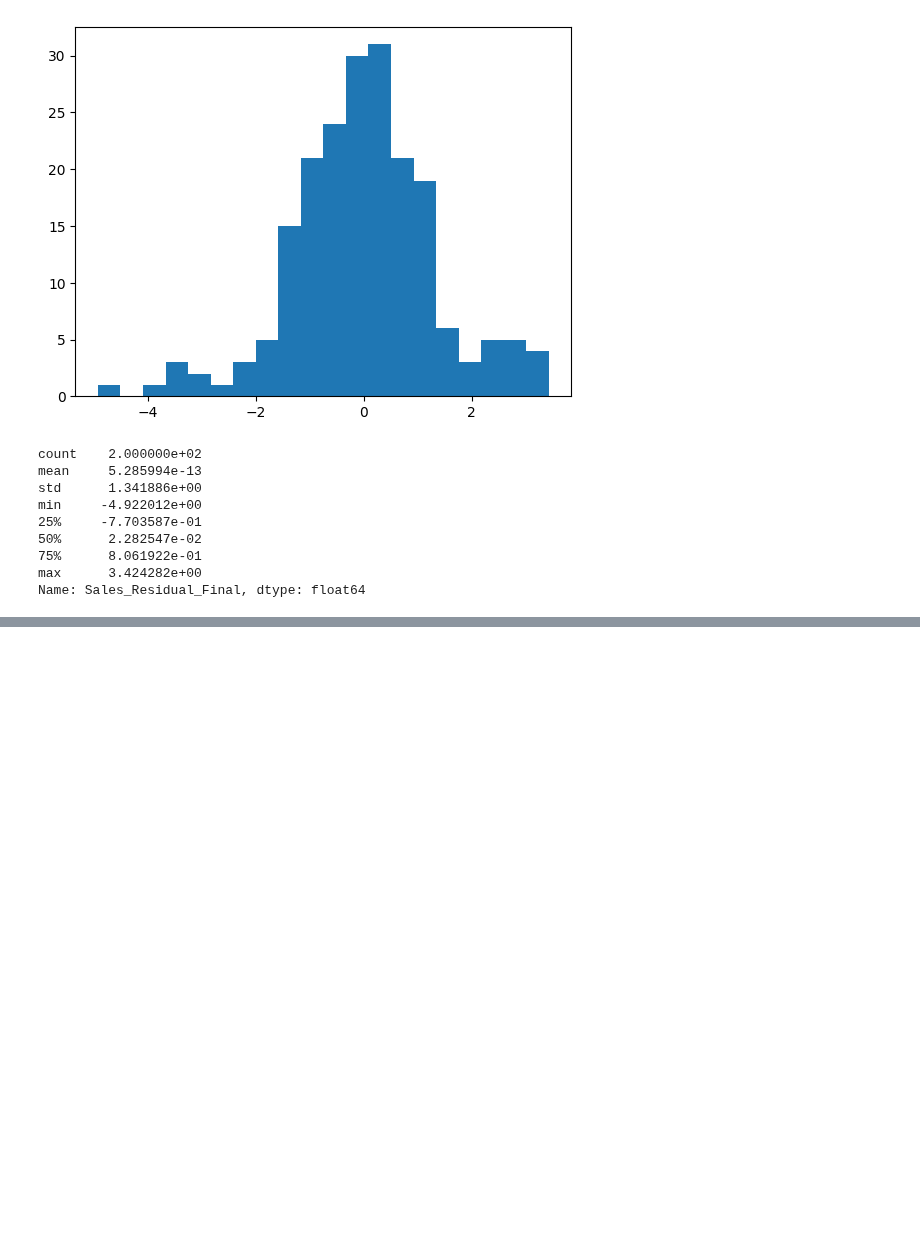
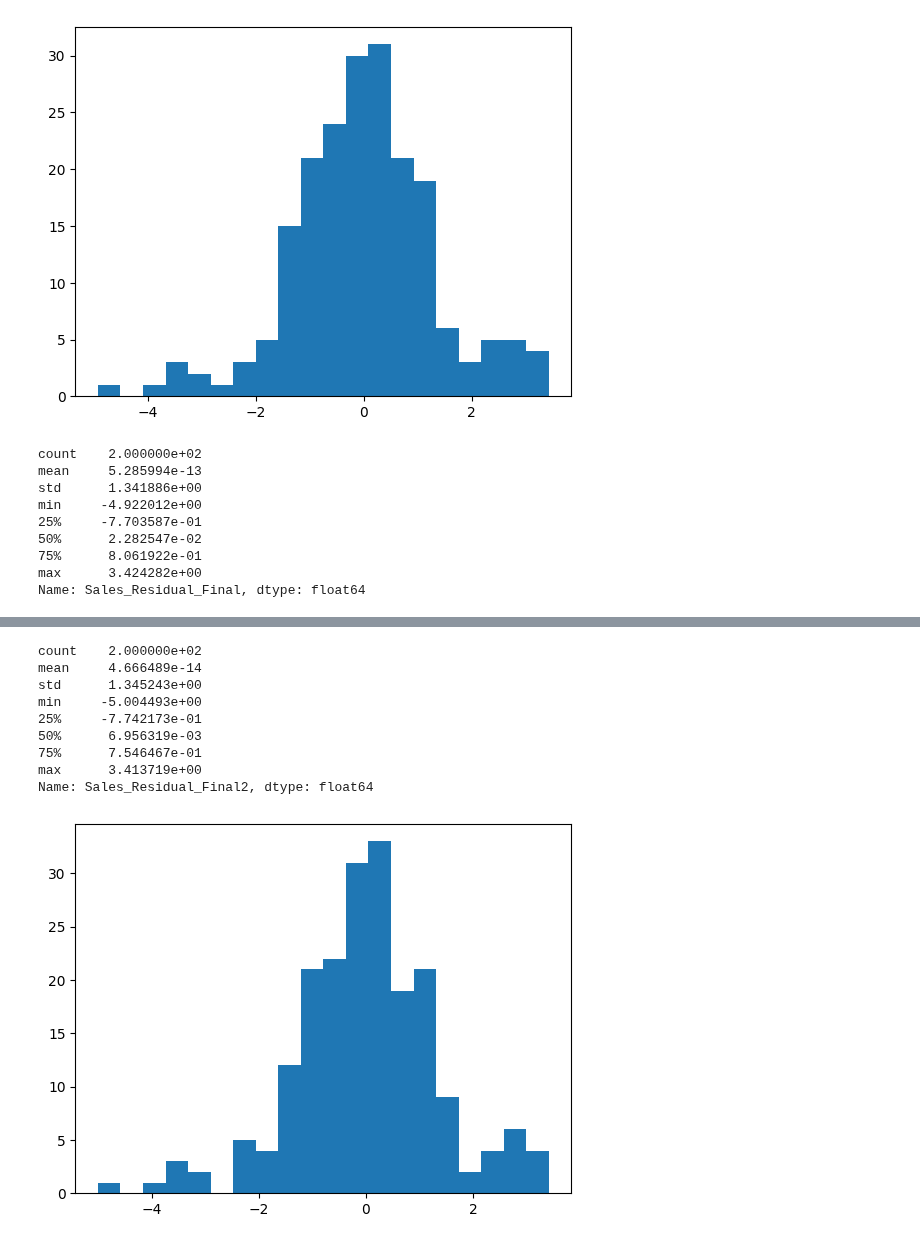
Before and after one commit to brash99/phys441, a Jupyter notebook: JupyterNotebooks/Assignment_Solutions/Assignment2/linear_regression_statsmodels_multifactor.ipynb, the cells around one changed output, grey strips where cells are left out. Drawn from its saved outputs; the diff is of its cells as text; code cells hidden in the pictures; blank space fills up the shorter version.

```diff
--- a/JupyterNotebooks/Assignment_Solutions/Assignment2/linear_regression_statsmodels_multifactor.ipynb
+++ b/JupyterNotebooks/Assignment_Solutions/Assignment2/linear_regression_statsmodels_multifactor.ipynb
@@ -324,0 +364,14 @@ fig, ax = plt.subplots(1, 3, figsize=(12,6))
+# %%
+plt.hist(advert['Sales_Residual_Final2'], bins=20)
+print(advert['Sales_Residual_Final2'].describe())
+# %% [output]
+count    2.000000e+02
+mean     4.666489e-14
+std      1.345243e+00
+min     -5.004493e+00
+25%     -7.742173e-01
+50%      6.956319e-03
+75%      7.546467e-01
+max      3.413719e+00
+Name: Sales_Residual_Final2, dtype: float64
+[figure, added]
```
Also changed, not shown: parts of 1 cell of this notebook.
